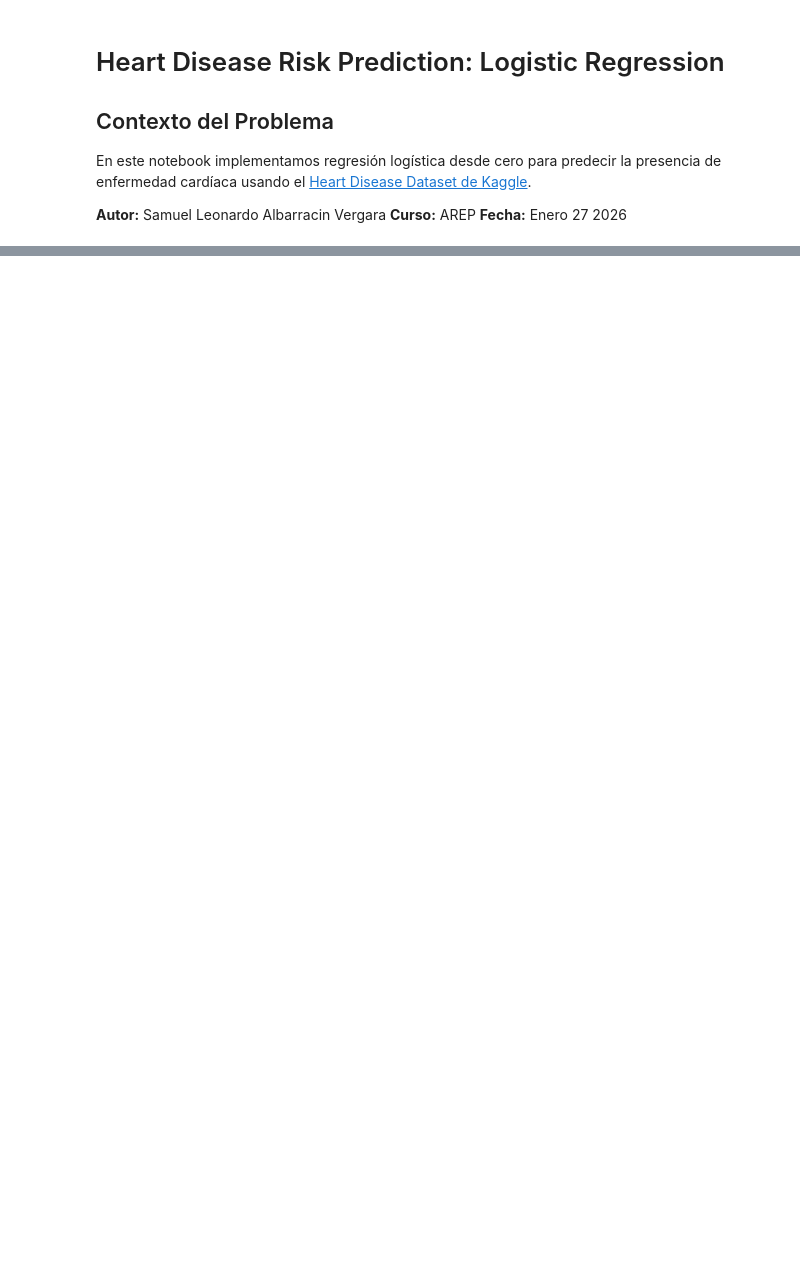
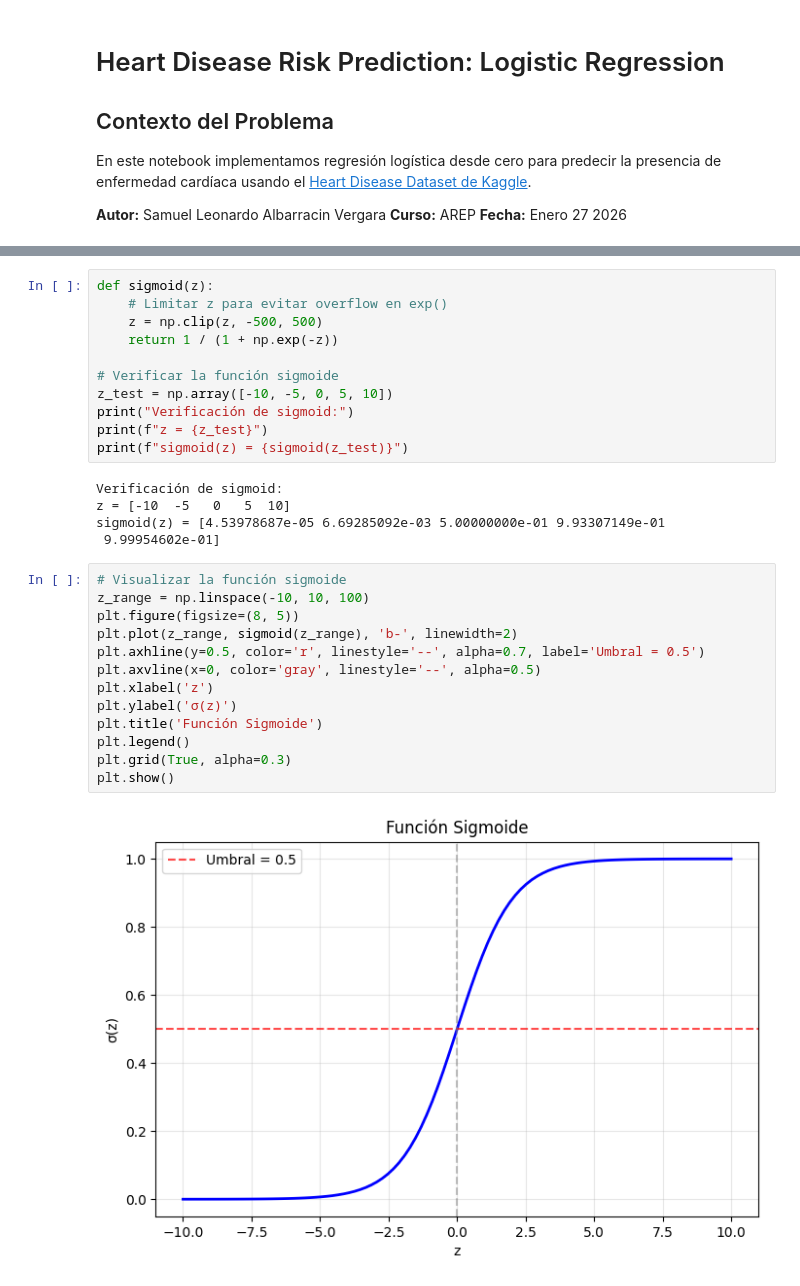
Before and after one commit to saleo5/AREP, a Jupyter notebook: heart-disease-lr/heart_disease_lr_analysis.ipynb, the cells around one changed output, grey strips where cells are left out. Saved outputs shown, nothing was run; the diff lists cells and outputs as text; blank space fills up the shorter version.

```diff
--- a/heart-disease-lr/heart_disease_lr_analysis.ipynb
+++ b/heart-disease-lr/heart_disease_lr_analysis.ipynb
@@ -35,0 +322,31 @@ df.shape
+# %%
+def sigmoid(z):
+    # Limitar z para evitar overflow en exp()
+    z = np.clip(z, -500, 500)
+    return 1 / (1 + np.exp(-z))
+
+# Verificar la función sigmoide
+z_test = np.array([-10, -5, 0, 5, 10])
+print("Verificación de sigmoid:")
+print(f"z = {z_test}")
+print(f"sigmoid(z) = {sigmoid(z_test)}")
+# %% [output]
+Verificación de sigmoid:
+z = [-10  -5   0   5  10]
+sigmoid(z) = [4.53978687e-05 6.69285092e-03 5.00000000e-01 9.93307149e-01
+ 9.99954602e-01]
+# %%
+# Visualizar la función sigmoide
+z_range = np.linspace(-10, 10, 100)
+plt.figure(figsize=(8, 5))
+plt.plot(z_range, sigmoid(z_range), 'b-', linewidth=2)
+plt.axhline(y=0.5, color='r', linestyle='--', alpha=0.7, label='Umbral = 0.5')
+plt.axvline(x=0, color='gray', linestyle='--', alpha=0.5)
+plt.xlabel('z')
+plt.ylabel('σ(z)')
+plt.title('Función Sigmoide')
+plt.legend()
+plt.grid(True, alpha=0.3)
+plt.show()
+# %% [output]
+[figure, added]
```
Also changed, not shown: parts of 52 cells of this notebook, 1 other file.
